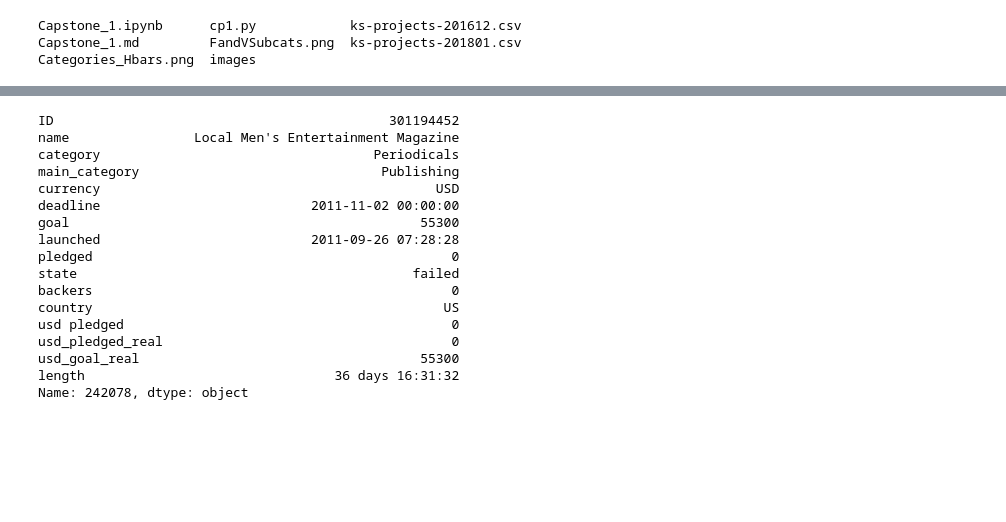
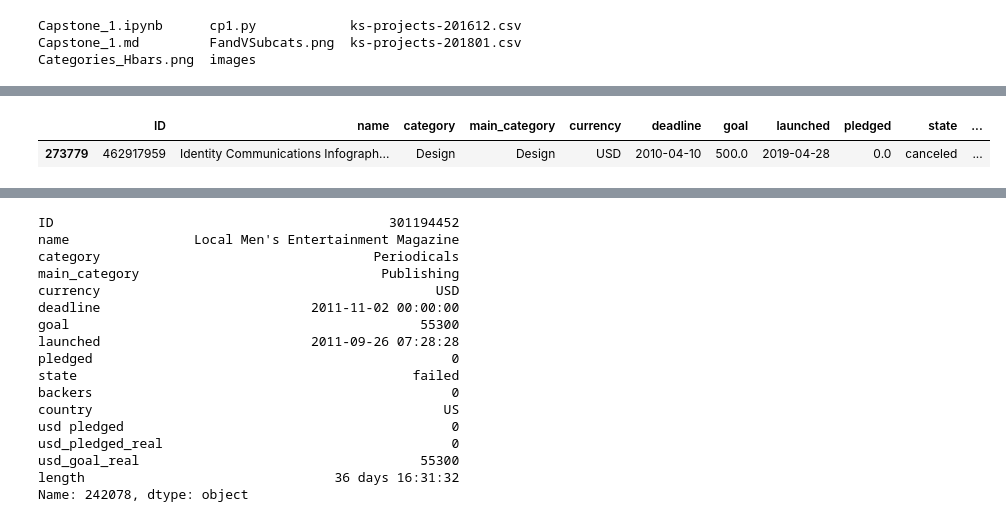
Before and after one commit to Satch7320/Galvanize, a Jupyter notebook: capstone1/Capstone_1.ipynb, the cells around one changed output, grey strips where cells are left out. Cells and saved outputs as stored; diff of their text form; code cells hidden in the pictures; blank space fills up the shorter version.

```diff
--- a/capstone1/Capstone_1.ipynb
+++ b/capstone1/Capstone_1.ipynb
@@ -88,3 +70,8 @@ Name: 319002, dtype: object
+# %%
+late_csv.nsmallest(1, 'length')
+# %% [output]
+|  | ID | name | category | main_category | currency | deadline | goal | launched | pledged | state | ... |
+| 273779 | 462917959 | Identity Communications Infograph... | Design | Design | USD | 2010-04-10 | 500.0 | 2019-04-28 | 0.0 | canceled | ... |
 # %%
 def make_hist(x, ax, label=None, orientation='vertical', alpha = .7):
     r = random.random()
```
Also changed, not shown: parts of 6 cells of this notebook.
